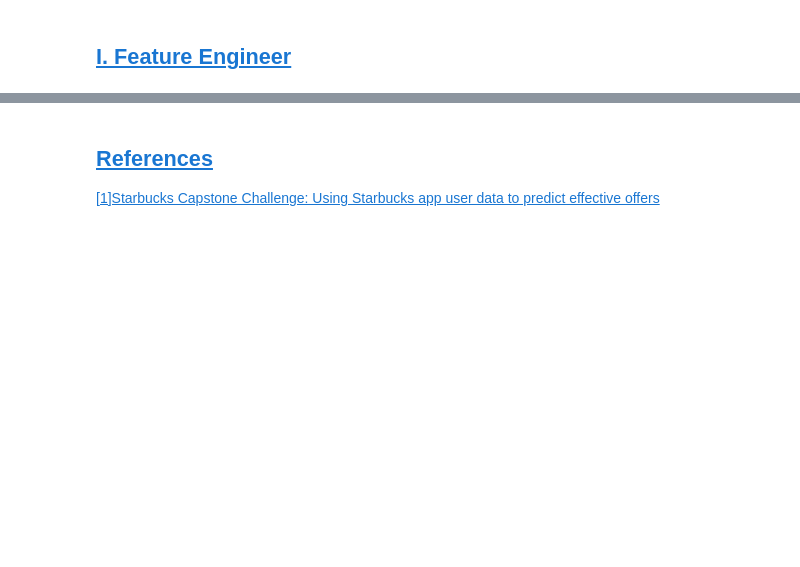
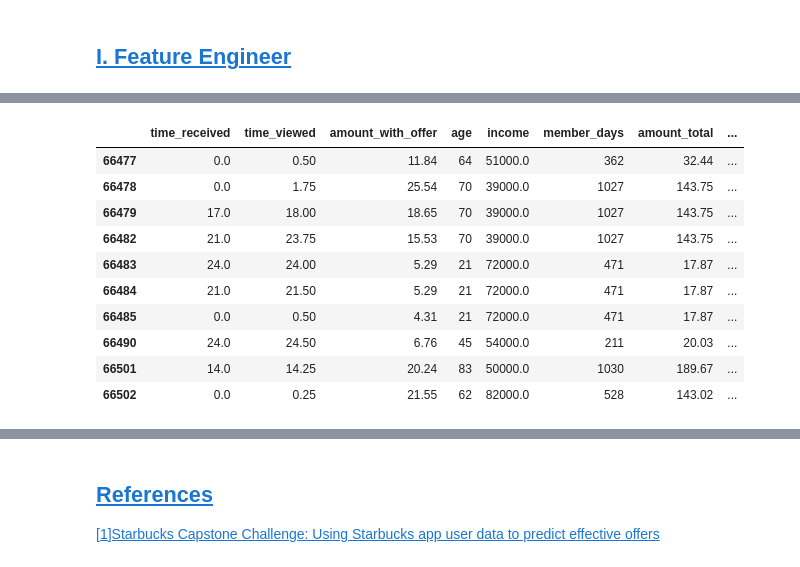
Before and after one commit to DaiDuncan/Udacity_DSND_proj4_StarbucksPromotion, a Jupyter notebook: 3_ML_model.ipynb, the cells around one changed output, grey strips where cells are left out. Cells and saved outputs as stored; diff of their text form; code cells hidden in the pictures; blank space fills up the shorter version.

```diff
--- a/3_ML_model.ipynb
+++ b/3_ML_model.ipynb
@@ -116,0 +739,27 @@ memory usage: 11.2+ MB
+# %%
+# 'group_effctive_offer', 'group_no_care', 'group_tried','transaction_cnt', 'time_completed' has direct information of target classes
+target_cols = ['offer_0', 'offer_1', 'offer_2', 'offer_3', 'offer_4', 'offer_5',
+              'offer_6', 'offer_7', 'offer_8', 'offer_9']
+
+#keep_cols = ['age', 'income', 'member_days', 'gender_F', 'gender_M', 'gender_O',
+ #            'amount_total', 'offer_received_cnt']
+
+keep_cols = ['age', 'income', 'member_days', 'gender_F', 'gender_M', 'gender_O',
+             'amount_with_offer', 'amount_total', 'offer_received_cnt',
+            'time_received', 'time_viewed']
+
+features, target = select_features_target(model_dataset_input,target_cols, keep_cols)
+
+classifiers = [
+    KNeighborsClassifier(3),
+    #SVC(kernel="rbf", C=0.025, probability=True),
+    #NuSVC(probability=True),
+    #DecisionTreeClassifier(),
+    #RandomForestClassifier(),
+    #AdaBoostClassifier(),
+    MultiOutputClassifier(GradientBoostingClassifier())  #one-vs-the rest
+    ]
+
+# test for ideal with group infos
+pickle_path = './models_multiclass_test.pckl'
+results_multiclass_test = select_clf(pickle_path, classifiers, features, target, test_size=0.20, random_state=9)
@@ -116,0 +824,16 @@ memory usage: 11.2+ MB
+# %%
+test = features.iloc[-10:]
+# %%
+test
+# %% [output]
+|  | time_received | time_viewed | amount_with_offer | age | income | member_days | amount_total | ... |
+| 66477 | 0.0 | 0.50 | 11.84 | 64 | 51000.0 | 362 | 32.44 | ... |
+| 66478 | 0.0 | 1.75 | 25.54 | 70 | 39000.0 | 1027 | 143.75 | ... |
+| 66479 | 17.0 | 18.00 | 18.65 | 70 | 39000.0 | 1027 | 143.75 | ... |
+| 66482 | 21.0 | 23.75 | 15.53 | 70 | 39000.0 | 1027 | 143.75 | ... |
+| 66483 | 24.0 | 24.00 | 5.29 | 21 | 72000.0 | 471 | 17.87 | ... |
+| 66484 | 21.0 | 21.50 | 5.29 | 21 | 72000.0 | 471 | 17.87 | ... |
+| 66485 | 0.0 | 0.50 | 4.31 | 21 | 72000.0 | 471 | 17.87 | ... |
+| 66490 | 24.0 | 24.50 | 6.76 | 45 | 54000.0 | 211 | 20.03 | ... |
+| 66501 | 14.0 | 14.25 | 20.24 | 83 | 50000.0 | 1030 | 189.67 | ... |
+| 66502 | 0.0 | 0.25 | 21.55 | 62 | 82000.0 | 528 | 143.02 | ... |
```
Also changed, not shown: parts of 65 cells of this notebook, 19 other files.
